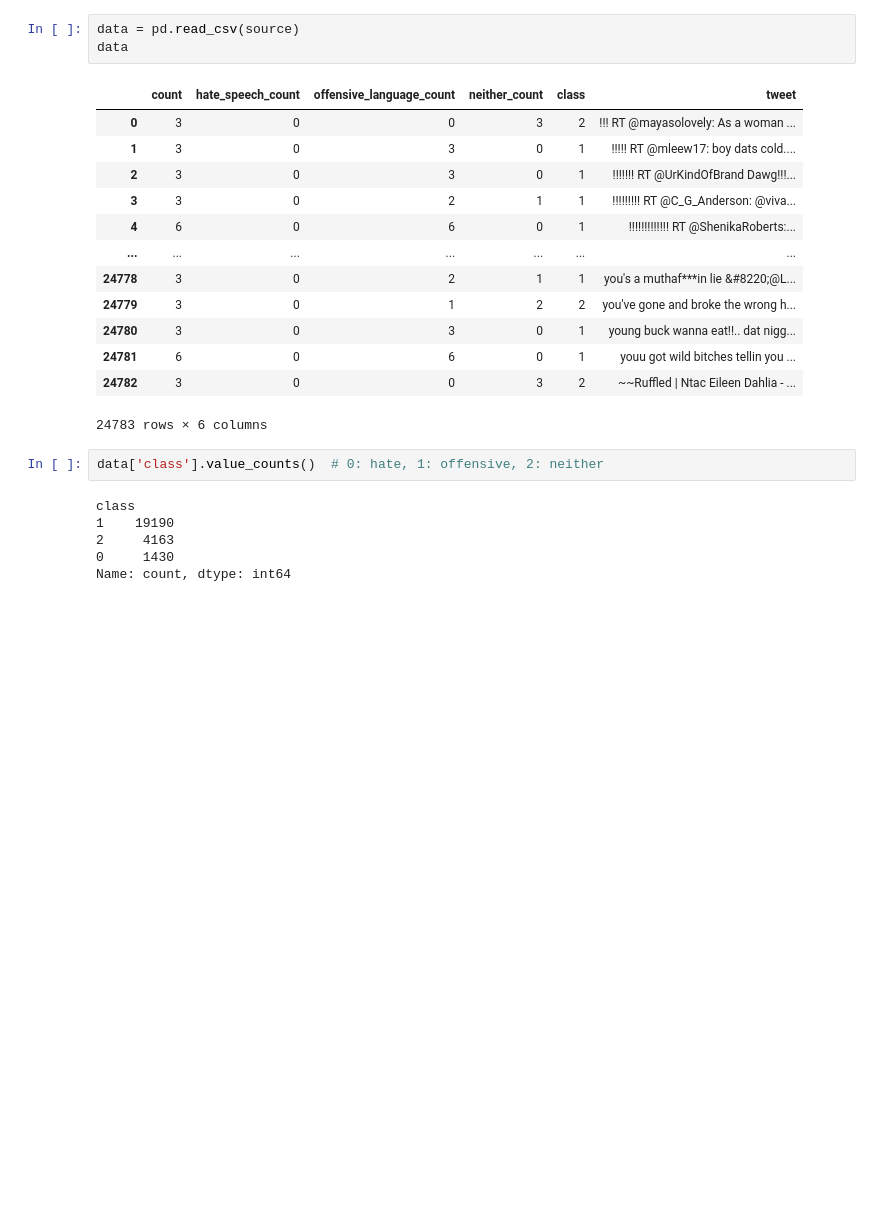
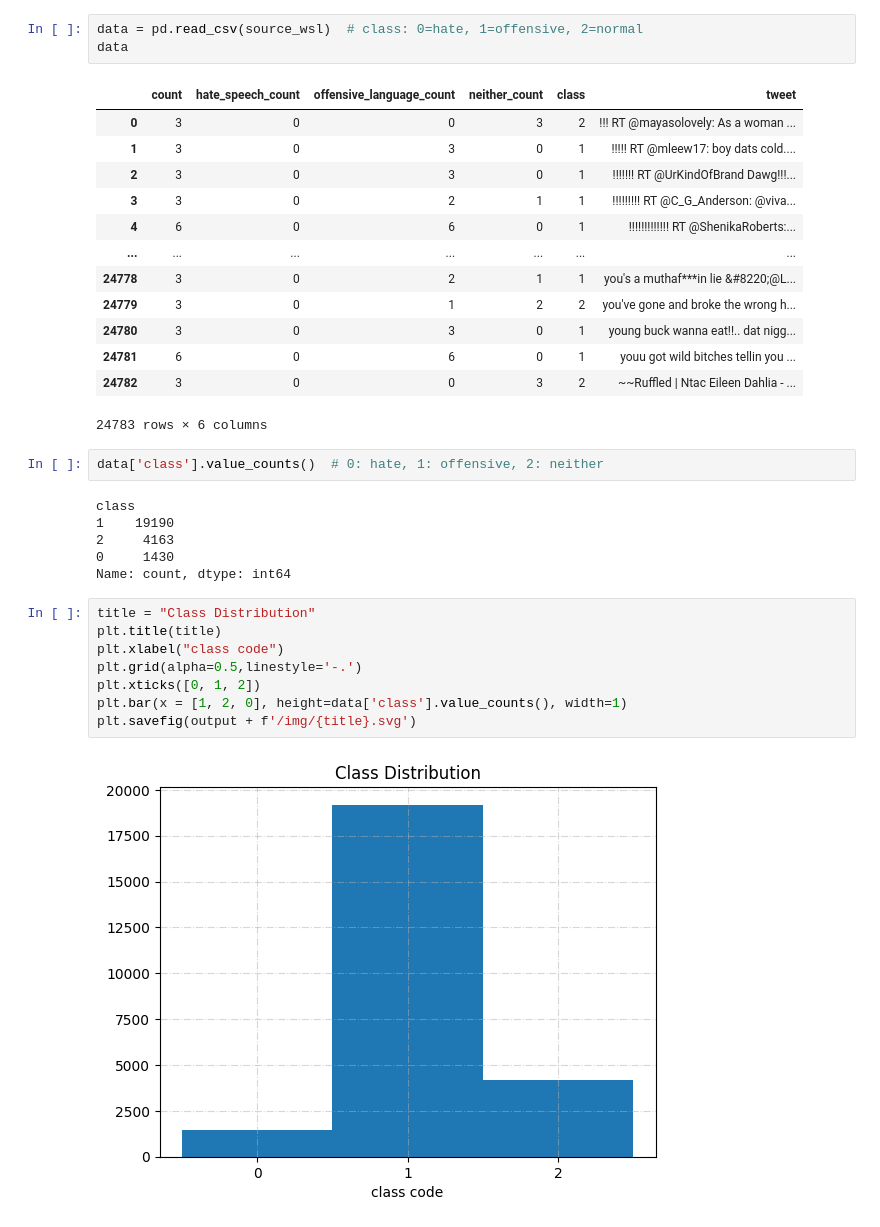
Before and after one commit to uhSuiL/TextMining, a Jupyter notebook: Final/eda.ipynb, the cells around one changed output. Drawn from its saved outputs; the diff is of its cells as text; blank space fills up the shorter version.

```diff
--- a/Final/eda.ipynb
+++ b/Final/eda.ipynb
@@ -8,5 +34,5 @@ from util import stat
 # %%
-data = pd.read_csv(source)
+data = pd.read_csv(source_wsl)  # class: 0=hate, 1=offensive, 2=normal
 data
 # %% [output]
 |  | count | hate_speech_count | offensive_language_count | neither_count | class | tweet |
@@ -30,3 +56,13 @@ class
 2     4163
 0     1430
 Name: count, dtype: int64
+# %%
+title = "Class Distribution"
+plt.title(title)
+plt.xlabel("class code")
+plt.grid(alpha=0.5,linestyle='-.')
+plt.xticks([0, 1, 2])
+plt.bar(x = [1, 2, 0], height=data['class'].value_counts(), width=1)
+plt.savefig(output + f'/img/{title}.svg')
+# %% [output]
+[figure, added]
```
Also changed, not shown: parts of 49 cells of this notebook.
